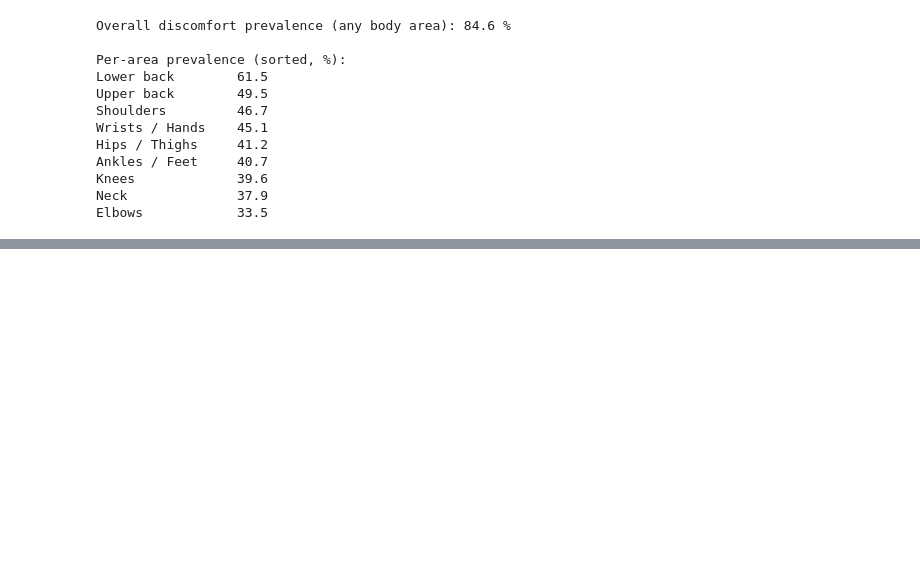
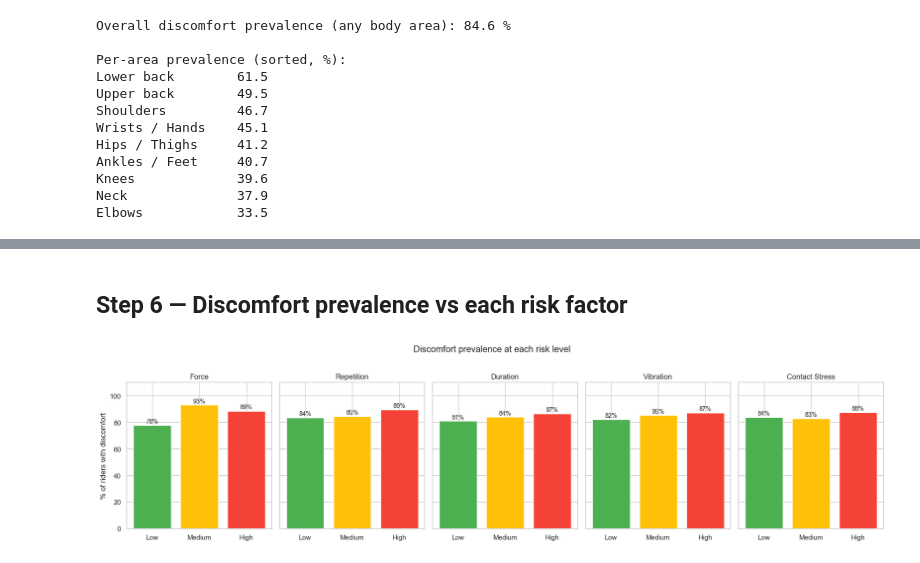
Before and after one commit to AilaVishnu/ergonomic-risk-factor-prediction, a Jupyter notebook: notebooks/04_eda.ipynb, the cells around one changed output, grey strips where cells are left out. Cells and saved outputs as stored; diff of their text form; code cells hidden in the pictures; blank space fills up the shorter version.

```diff
--- a/notebooks/04_eda.ipynb
+++ b/notebooks/04_eda.ipynb
@@ -130,0 +159,27 @@ Elbows            33.5
+# %% [markdown]
+## Step 6 — Discomfort prevalence vs each risk factor
+# %%
+# Cross-tab of each risk factor with the discomfort outcome (preview of Phase 5)
+merged = risk.assign(discomfort=df['discomfort'].values)
+factor_labels = {'force_risk': 'Force', 'repetition_risk': 'Repetition',
+                 'duration_risk': 'Duration', 'vibration_risk': 'Vibration',
+                 'contact_stress_risk': 'Contact Stress'}
+order = ['Low', 'Medium', 'High']
+colors = ['#4CAF50', '#FFC107', '#F44336']
+
+fig, axes = plt.subplots(1, 5, figsize=(18, 4.5), sharey=True)
+for ax, (factor, label) in zip(axes, factor_labels.items()):
+    prev = (merged.groupby(factor)['discomfort'].mean().reindex(order) * 100)
+    ax.bar(prev.index, prev.values, color=colors)
+    for i, v in enumerate(prev.values):
+        ax.text(i, v + 1.5, f'{v:.0f}%', ha='center', fontsize=10)
+    ax.set_title(label)
+    ax.set_xlabel('')
+    ax.set_ylim(0, 110)
+axes[0].set_ylabel('% of riders with discomfort')
+plt.suptitle('Discomfort prevalence at each risk level', y=1.02)
+plt.tight_layout()
+plt.savefig(FIGS / 'risk_vs_discomfort.png', dpi=120, bbox_inches='tight')
+plt.show()
+# %% [output]
+[figure, added]
```
Also changed, not shown: parts of 4 cells of this notebook, 3 other files.
